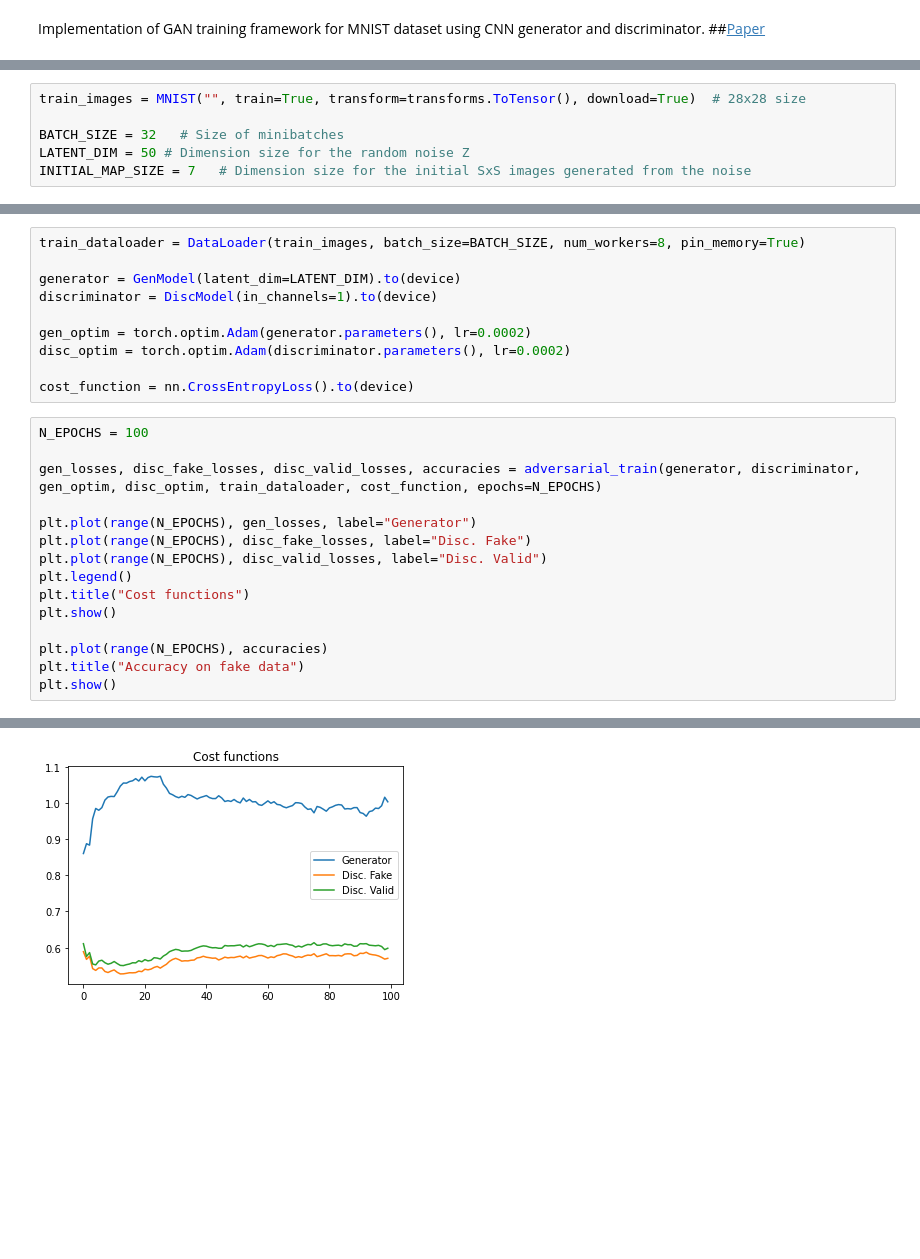
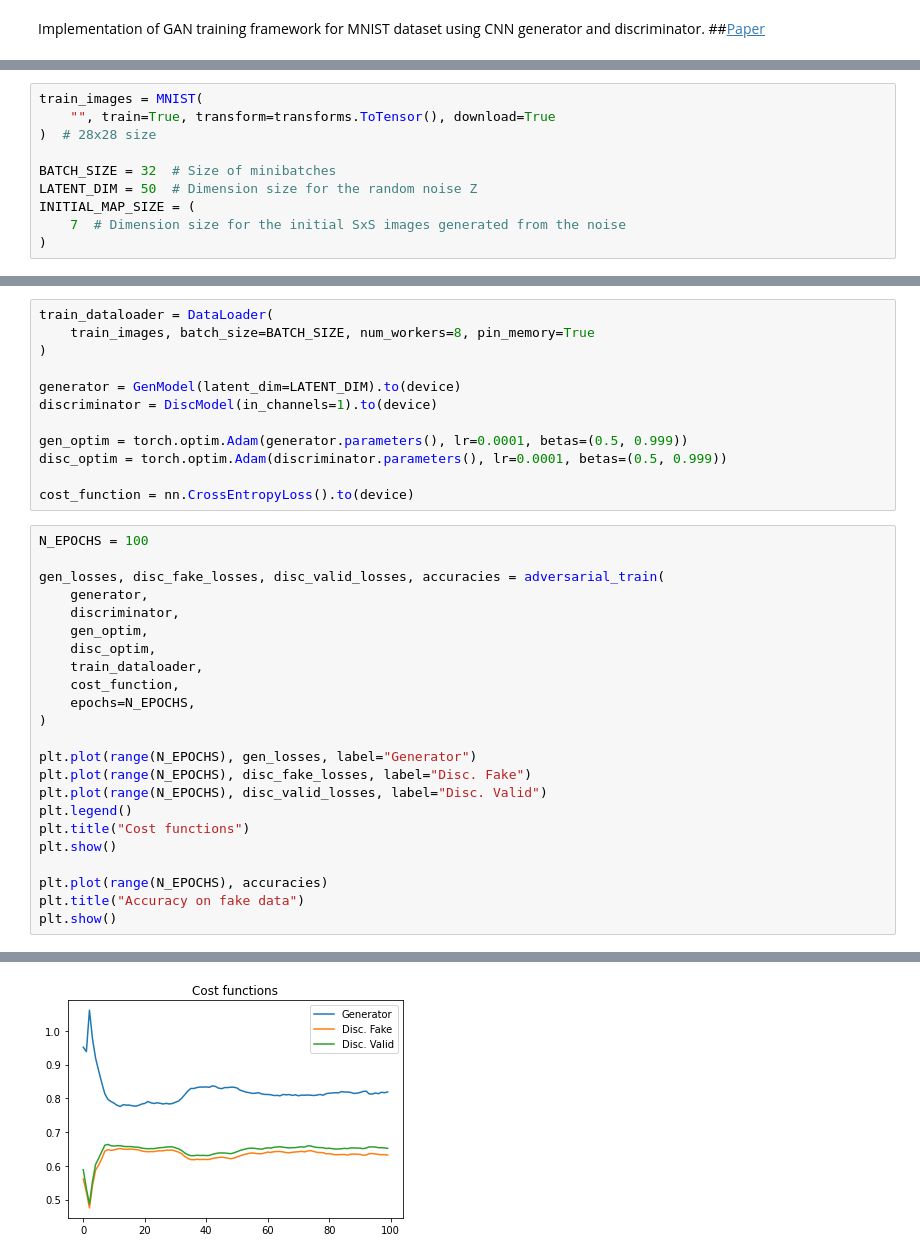
Before and after one commit to Jolloniego/paper-implementations, a Jupyter notebook: notebooks/GAN.ipynb, the cells around one changed output, grey strips where cells are left out. Cells and saved outputs as stored; diff of their text form; blank space fills up the shorter version.

Commit message:
Make training code match paper and format with black

```diff
--- a/notebooks/GAN.ipynb
+++ b/notebooks/GAN.ipynb
@@ -27,8 +27,12 @@ print(f"Using {device}")
 # %% [output]
 Using cuda:0
 # %%
-train_images = MNIST("", train=True, transform=transforms.ToTensor(), download=True)  # 28x28 size
+train_images = MNIST(
+    "", train=True, transform=transforms.ToTensor(), download=True
+)  # 28x28 size
 
-BATCH_SIZE = 32   # Size of minibatches
-LATENT_DIM = 50 # Dimension size for the random noise Z
-INITIAL_MAP_SIZE = 7   # Dimension size for the initial SxS images generated from the noise
+BATCH_SIZE = 32  # Size of minibatches
+LATENT_DIM = 50  # Dimension size for the random noise Z
+INITIAL_MAP_SIZE = (
+    7  # Dimension size for the initial SxS images generated from the noise
+)
@@ -157,17 +216,27 @@ def adversarial_train(generator, discriminator, gen_optim, disc_optim, data_load
 # %%
-train_dataloader = DataLoader(train_images, batch_size=BATCH_SIZE, num_workers=8, pin_memory=True)
+train_dataloader = DataLoader(
+    train_images, batch_size=BATCH_SIZE, num_workers=8, pin_memory=True
+)
 
 generator = GenModel(latent_dim=LATENT_DIM).to(device)
 discriminator = DiscModel(in_channels=1).to(device)
 
-gen_optim = torch.optim.Adam(generator.parameters(), lr=0.0002)
-disc_optim = torch.optim.Adam(discriminator.parameters(), lr=0.0002)
+gen_optim = torch.optim.Adam(generator.parameters(), lr=0.0001, betas=(0.5, 0.999))
+disc_optim = torch.optim.Adam(discriminator.parameters(), lr=0.0001, betas=(0.5, 0.999))
 
 cost_function = nn.CrossEntropyLoss().to(device)
 # %%
 N_EPOCHS = 100
 
-gen_losses, disc_fake_losses, disc_valid_losses, accuracies = adversarial_train(generator, discriminator, gen_optim, disc_optim, train_dataloader, cost_function, epochs=N_EPOCHS)
+gen_losses, disc_fake_losses, disc_valid_losses, accuracies = adversarial_train(
+    generator,
+    discriminator,
+    gen_optim,
+    disc_optim,
+    train_dataloader,
+    cost_function,
+    epochs=N_EPOCHS,
+)
 
 plt.plot(range(N_EPOCHS), gen_losses, label="Generator")
 plt.plot(range(N_EPOCHS), disc_fake_losses, label="Disc. Fake")
@@ -200 +269 @@ Epoch 100 | Accuracy 0.71 | Gen Loss 1.003049 | Disc Fake Loss 0.570574 | Disc V
-[figure, old version]
+[figure, new version]
```
Also changed, not shown: parts of 6 cells of this notebook.
